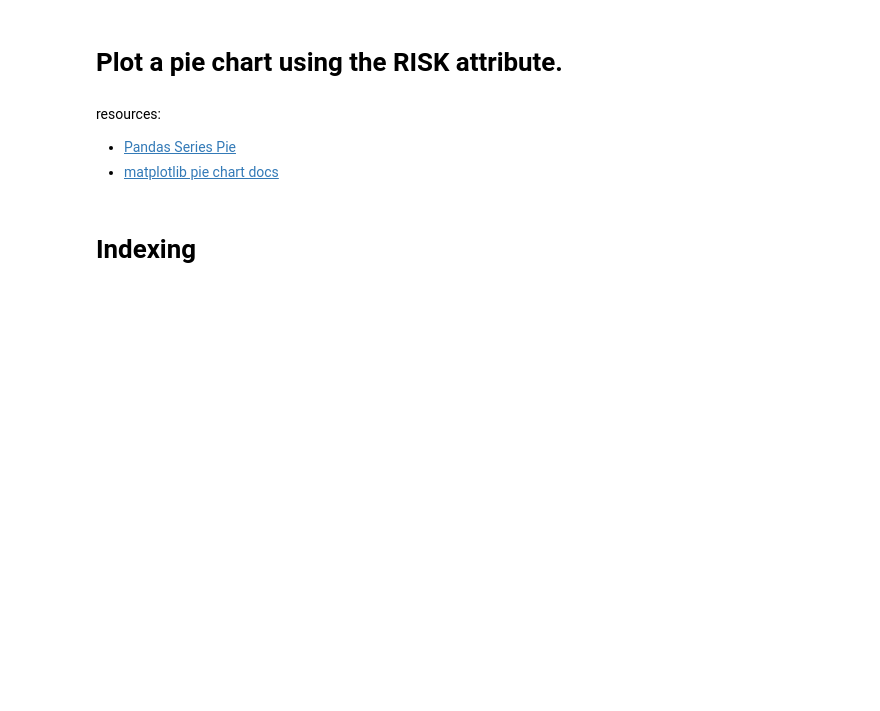
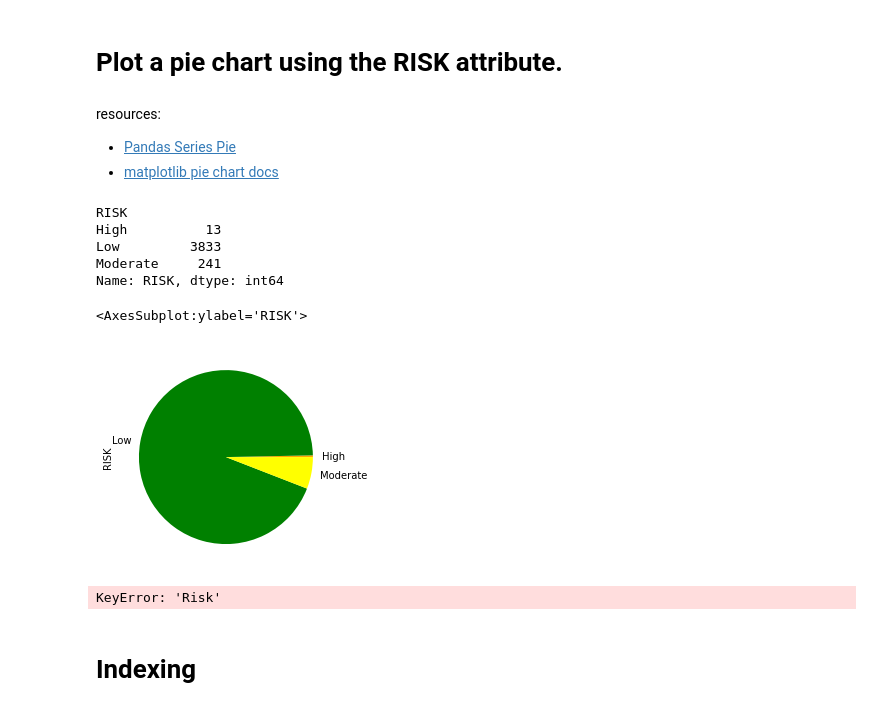
Before and after one commit to 1990Jasonlee/DataEngineering.Labs.CityOfNewarkDETreeSurvey, a Jupyter notebook: newark_de_tree_survey.ipynb, the cells around one changed output. Cells and saved outputs as stored; diff of their text form; code cells hidden in the pictures; blank space fills up the shorter version.

```diff
--- a/newark_de_tree_survey.ipynb
+++ b/newark_de_tree_survey.ipynb
@@ -205,16 +196,33 @@ resources:
 # %%
 # How can we determine all of the possible values describing the RISK associated with each tree
 # along with the corresponding row counts?
+risk = df1.groupby('RISK')['RISK'].count()
+risk
+# %% [output]
+RISK
+High          13
+Low         3833
+Moderate     241
+Name: RISK, dtype: int64
 # %%
 # Create an array containing the colors green, yellow, and orange
 # When we create our pie chart, the colors should be associated with the attributes according to the specifications below:
 # Green -> Low
 # Yellow -> Moderate
 # Orange -> High
+
+color = ['Orange', 'Green', 'Yellow']
 # %%
 # Plot the pie chart here
+risk.plot.pie(labels=['High','Low','Moderate'], colors = color)
+# %% [output]
+<AxesSubplot:ylabel='RISK'>
+[figure, added]
 # %%
 # How many entries have missing values for the RISK attribute? Why are these values missing?
+df1['R'].isnull().sum()
+# %% [output]
+KeyError: 'Risk'
 # %% [markdown]
 # Indexing
 # %%
```
Also changed, not shown: parts of 1 cell of this notebook.
